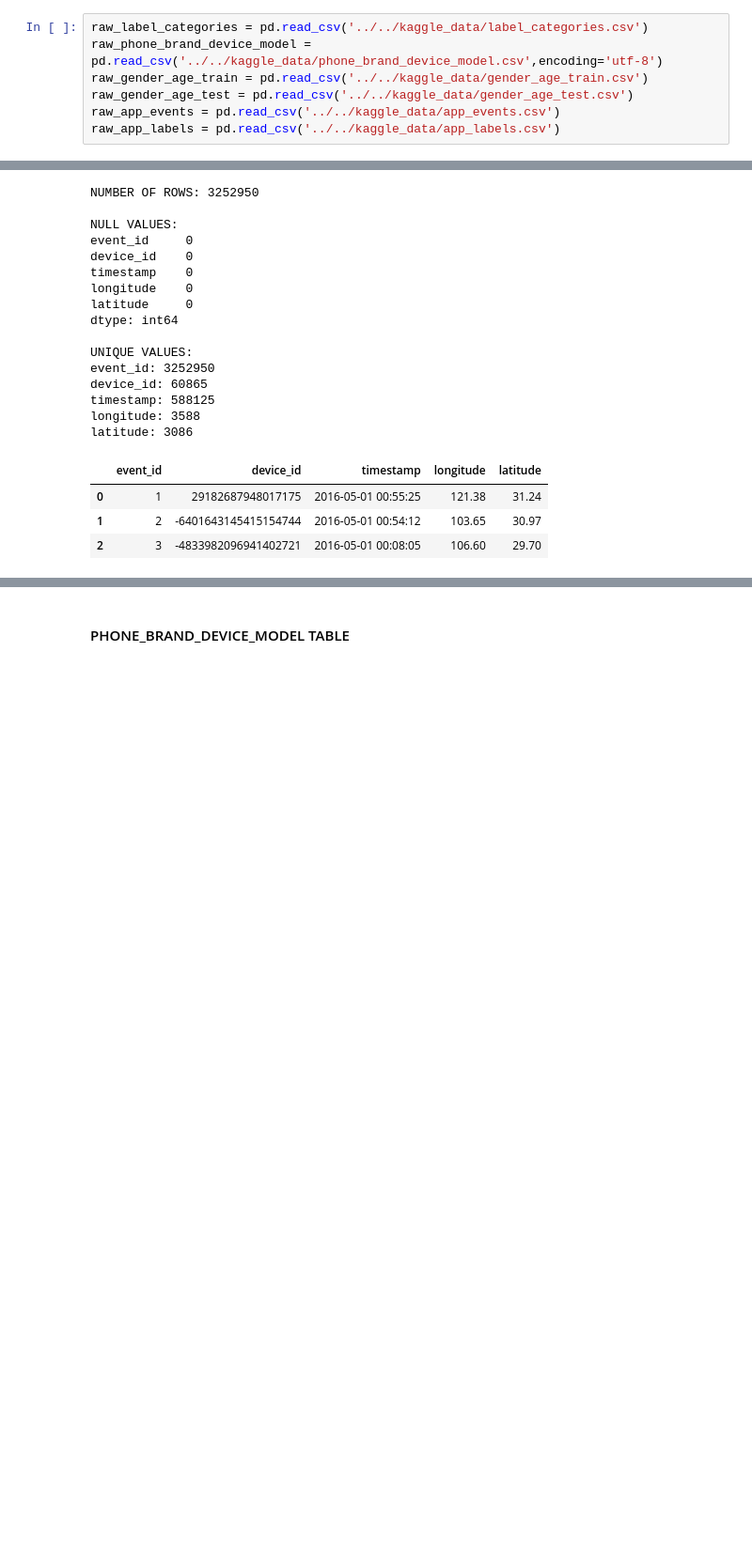
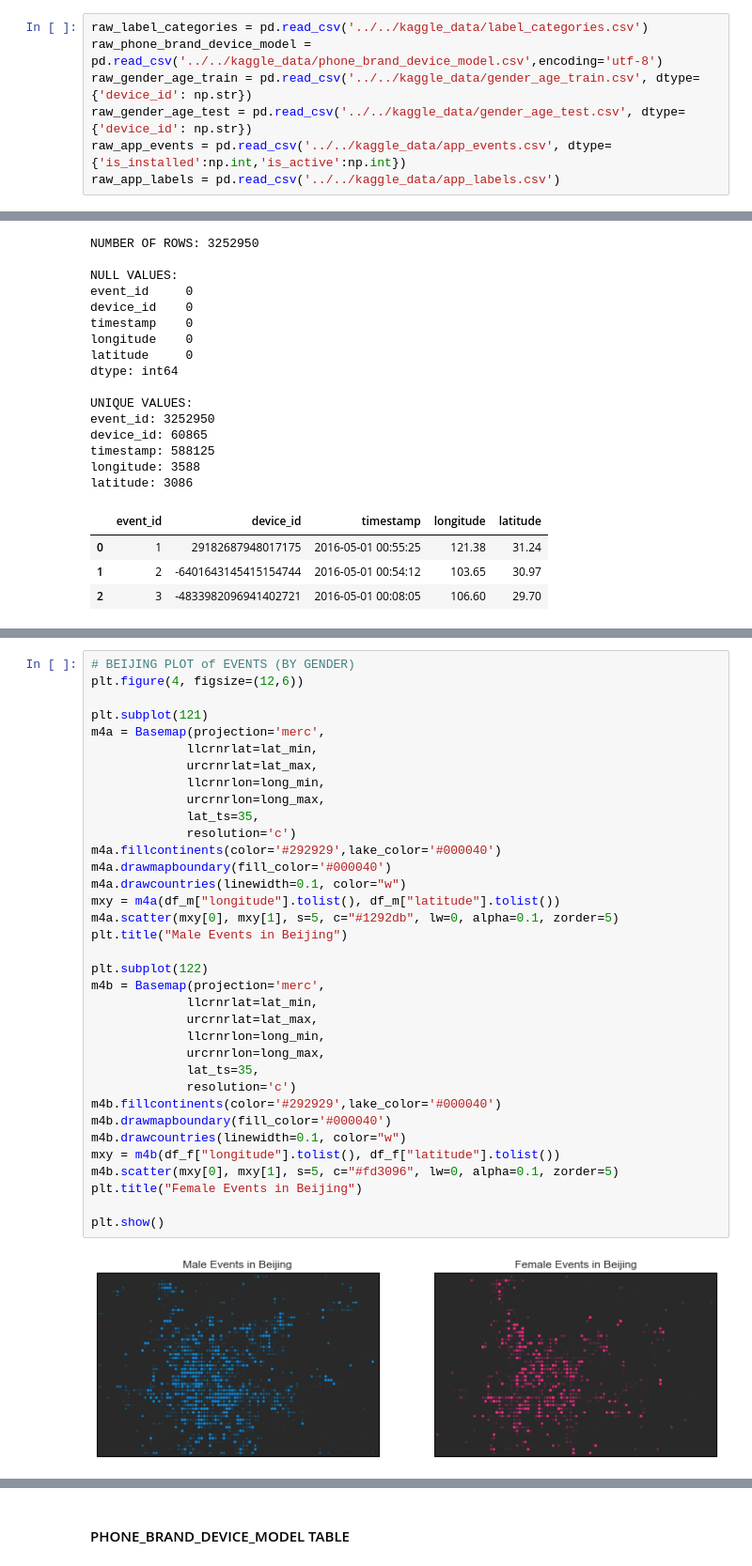
Before and after one commit to owichiencharoen/my_hw_repo, a Jupyter notebook: final-project/Owen's Final Project.ipynb, the cells around one changed output, grey strips where cells are left out. Shown at 94% size. Drawn from its saved outputs; the diff is of its cells as text; blank space fills up the shorter version.

```diff
--- a/final-project/Owen's Final Project.ipynb
+++ b/final-project/Owen's Final Project.ipynb
@@ -67,9 +84,9 @@ raw_events = pd.read_csv('../../kaggle_data/events.csv')
 # %%
 raw_label_categories = pd.read_csv('../../kaggle_data/label_categories.csv')
 raw_phone_brand_device_model = pd.read_csv('../../kaggle_data/phone_brand_device_model.csv',encoding='utf-8')
-raw_gender_age_train = pd.read_csv('../../kaggle_data/gender_age_train.csv')
-raw_gender_age_test = pd.read_csv('../../kaggle_data/gender_age_test.csv')
-raw_app_events = pd.read_csv('../../kaggle_data/app_events.csv')
+raw_gender_age_train = pd.read_csv('../../kaggle_data/gender_age_train.csv', dtype={'device_id': np.str})
+raw_gender_age_test = pd.read_csv('../../kaggle_data/gender_age_test.csv', dtype={'device_id': np.str})
+raw_app_events = pd.read_csv('../../kaggle_data/app_events.csv', dtype={'is_installed':np.int,'is_active':np.int})
 raw_app_labels = pd.read_csv('../../kaggle_data/app_labels.csv')
 # %% [markdown]
 #### EVENTS TABLE (main)
@@ -107,0 +242,37 @@ latitude: 3086
+# %%
+# BEIJING PLOT of EVENTS (BY GENDER)
+plt.figure(4, figsize=(12,6))
+
+plt.subplot(121)
+m4a = Basemap(projection='merc',
+             llcrnrlat=lat_min,
+             urcrnrlat=lat_max,
+             llcrnrlon=long_min,
+             urcrnrlon=long_max,
+             lat_ts=35,
+             resolution='c')
+m4a.fillcontinents(color='#292929',lake_color='#000040')
+m4a.drawmapboundary(fill_color='#000040')
+m4a.drawcountries(linewidth=0.1, color="w")
+mxy = m4a(df_m["longitude"].tolist(), df_m["latitude"].tolist())
+m4a.scatter(mxy[0], mxy[1], s=5, c="#1292db", lw=0, alpha=0.1, zorder=5)
+plt.title("Male Events in Beijing")
+
+plt.subplot(122)
+m4b = Basemap(projection='merc',
+             llcrnrlat=lat_min,
+             urcrnrlat=lat_max,
+             llcrnrlon=long_min,
+             urcrnrlon=long_max,
+             lat_ts=35,
+             resolution='c')
+m4b.fillcontinents(color='#292929',lake_color='#000040')
+m4b.drawmapboundary(fill_color='#000040')
+m4b.drawcountries(linewidth=0.1, color="w")
+mxy = m4b(df_f["longitude"].tolist(), df_f["latitude"].tolist())
+m4b.scatter(mxy[0], mxy[1], s=5, c="#fd3096", lw=0, alpha=0.1, zorder=5)
+plt.title("Female Events in Beijing")
+
+plt.show()
+# %% [output]
+[figure, added]
```
Also changed, not shown: parts of 10 cells of this notebook, 1 other file.
